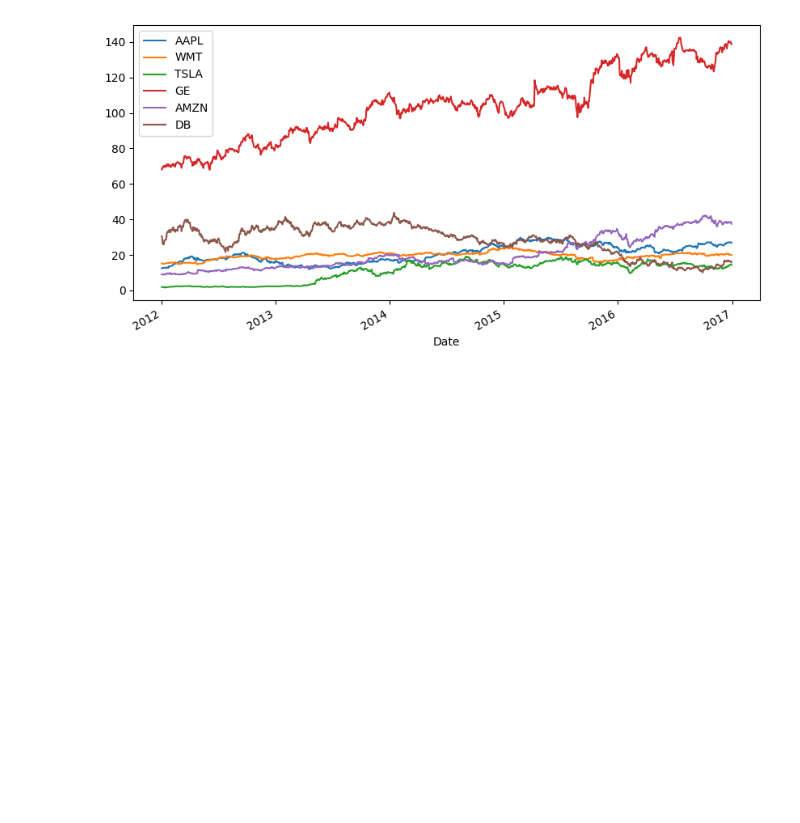
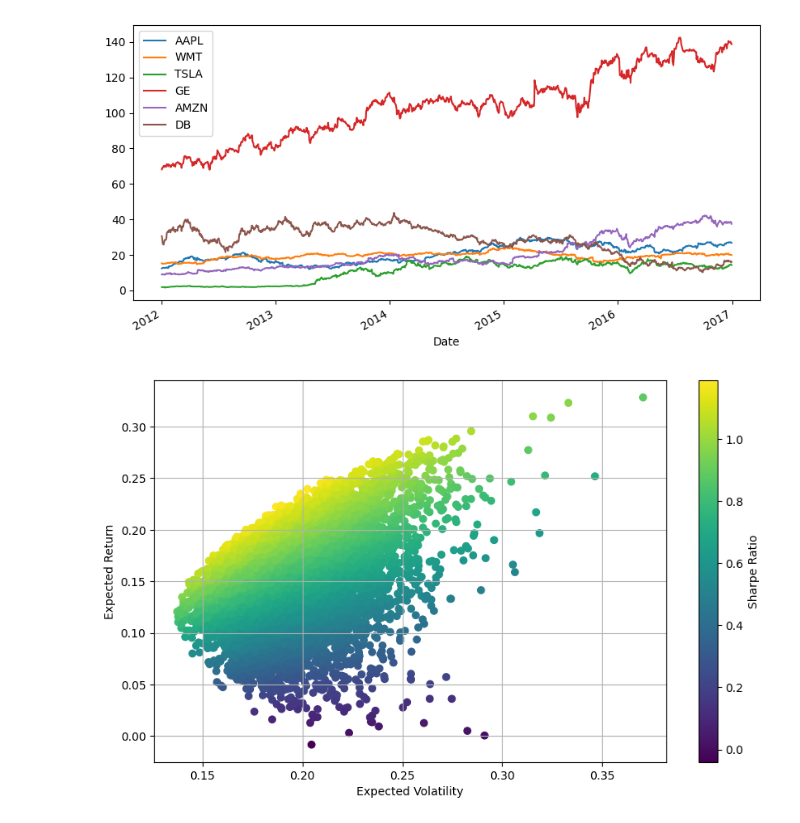
Before and after one commit to 5791nbm/FinCoLab, a Jupyter notebook: markowitz_model_implementation.ipynb, the cells around one changed output. Drawn from its saved outputs; the diff is of its cells as text; code cells hidden in the pictures; blank space fills up the shorter version.

```diff
--- a/markowitz_model_implementation.ipynb
+++ b/markowitz_model_implementation.ipynb
@@ -3,7 +10,12 @@
 # %%
-import numpy as np, pandas as pd, yfinance as yf
-import matplotlib.pyplot as plt
-import scipy.optimize as optimization
+#import libraries
+import numpy as np, pandas as pd, yfinance as yf, matplotlib.pyplot as plt, scipy.optimize as optimization
 
-#on average there are 252 trading days in a year.
+#set parameters: on average there are 252 trading days in a year.
 num_trading_days = 252
+num_portfolios = 10000 #geberate random portfolios
+#select stocks
+stocks = ['AAPL', 'WMT', 'TSLA', 'GE', 'AMZN', 'DB']
+#set date range for daily stock returns
+start_date = '2012-01-01'
+end_date = '2017-01-01'
@@ -10,18 +24,12 @@ num_trading_days = 252
 # %%
-
-stocks = ['AAPL', 'WMT', 'TSLA', 'GE', 'AMZN', 'DB']
-
-start_date = '2012-01-01'
-end_date = '2017-01-01'
-
 def download_data():
-  #name of stock as ket, stock values 2010-2017 as the values
+  #create dictionary
   stock_data = {}
-  #loop
+  #loop, fill library with downloaded stock data
   for stock in stocks:
     ticker = yf.Ticker(stock)
     stock_data[stock] = ticker.history(start=start_date, end=end_date)['Close']
-  #return data frame
+  #Convert library to dataframe
   return pd.DataFrame(stock_data)
 
 def show_data(data):
@@ -45,12 +53,71 @@ def show_mean_variance(returns, weights):
   print('Expected portfolio mean (return): ', portfolio_return)
   print('Expected portfolio volatility (standard dev.): ', portfolio_volatility)
 
+def show_portfolios(returns, volatilities):
+  plt.figure(figsize=(10, 6))
+  plt.scatter(volatilities, returns, c=returns/volatilities, marker='o')
+  plt.grid(True)
+  plt.xlabel('Expected Volatility')
+  plt.ylabel('Expected Return')
+  plt.colorbar(label='Sharpe Ratio')
+  plt.show()
+
+def generate_portfolios(returns):
+  portfolio_means = []
+  portfolio_risks = []
+  portfolio_weights = []
+
+  for _ in range(num_portfolios):
+    w = np.random.random(len(stocks))
+    w /= np.sum(w)
+    portfolio_weights.append(w)
+    portfolio_means.append(np.sum(returns.mean() * w) * num_trading_days)
+    portfolio_risks.append(np.sqrt(np.dot(w.T, np.dot(returns.cov() * num_trading_days, w))))
+
+  return np.array(portfolio_weights), np.array(portfolio_means), np.array(portfolio_risks)
+
+def statistics(weights, returns):
+  portfolio_return = np.sum(returns.mean() * weights) * num_trading_days
+  portfolio_volatility = np.sqrt(np.dot(weights.T, np.dot(returns.cov() * num_trading_days, weights)))
+  return np.array([portfolio_return, portfolio_volatility, portfolio_return / portfolio_volatility])
+
+#scipypy optimize can find min
+#max F(x) is the min of -f(x)
+def min_function_sharpe(weights, returns):
+  return -statistics(weights, returns)[2]
+
+def optimize_portfolio(weights, returns):
+  constraints = {'type': 'eq', 'fun': lambda x: np.sum(x) - 1}
+  bounds = tuple((0,1) for _ in range(len(stocks)))
+  # Added return statement to get the optimization result
+  return optimization.minimize(fun=min_function_sharpe, x0=weights[0], args=returns, method='SLSQP', bounds= bounds, constraints= constraints)
+
+def print_optimal_portfolio(optimum, returns):
+  print("Optimal portfolio: ", optimum['x'].round(3))
+  print('Expected return, volatility and Share ratio: ', statistics(optimum['x'].round(3), returns))
+
+def show_optimal_portfolios(opt, rets, portfolio_rets, portfolio_vols):
+  plt.figure(figsize=(10, 6))
+  plt.scatter(portfolio_vols, portfolio_rets, c=portfolio_rets/portfolio_vols, marker='o')
+  plt.grid(True)
+  plt.xlabel('Expected Volatility')
+  plt.ylabel('Expected Return')
+  plt.colorbar(label='Sharpe Ratio')
+  plt.plot(statistics(opt['x'], rets)[1], statistics(optimum['x'], rets)[0], 'g*', markersize=20.)
+  plt.show()
+
 if __name__ == '__main__':
   dataset = download_data()
   print(dataset)
   show_data(dataset)
   log_daily_returns = calculate_return(dataset)
-  show_statistics(log_daily_returns)
+  # show_statistics(log_daily_returns)
+
+  pweights, means, risks = generate_portfolios(log_daily_returns)
+  show_portfolios(means, risks)
+  optimum = optimize_portfolio(pweights, log_daily_returns)
+  print_optimal_portfolio(optimum, log_daily_returns)
+  show_optimal_portfolios(optimum, log_daily_returns, means, risks)
 # %% [output]
                                 AAPL        WMT       TSLA          GE  \
 Date
@@ -69,4 +136,5 @@ Date
 2016-12-30 00:00:00-05:00  37.493500  16.047607
 
 [1258 rows x 6 columns]
 [figure]
+[figure, added]
```
Also changed, not shown: parts of 3 cells of this notebook.
